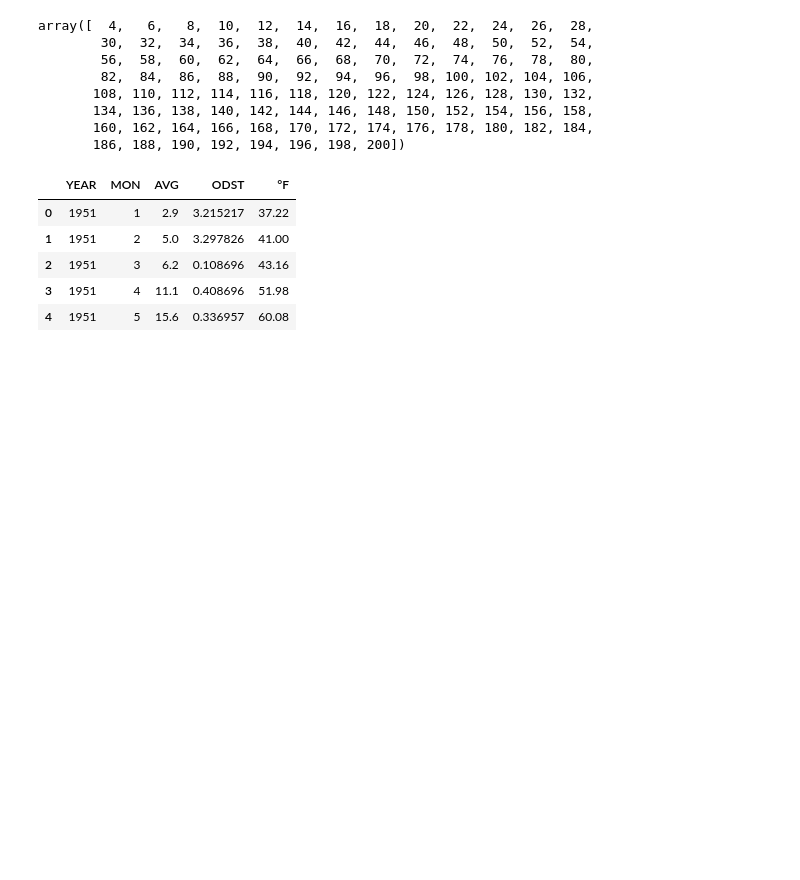
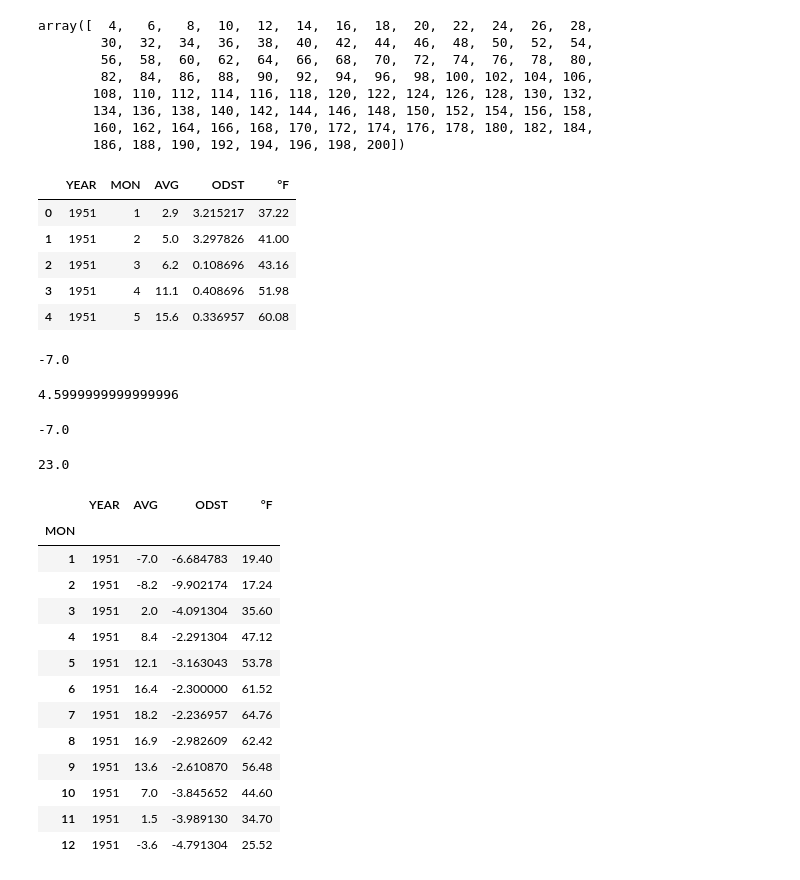
Before and after one commit to elvispopovic/pywo-zadaci, a Jupyter notebook: zadaci/my/epopovic/Pandas.ipynb, the cells around one changed output. Saved outputs shown, nothing was run; the diff lists cells and outputs as text; code cells hidden in the pictures; blank space fills up the shorter version.

```diff
--- a/zadaci/my/epopovic/Pandas.ipynb
+++ b/zadaci/my/epopovic/Pandas.ipynb
@@ -415,3 +415,38 @@ df.head()
 | 2 | 1951 | 3 | 6.2 | 0.108696 | 43.16 |
 | 3 | 1951 | 4 | 11.1 | 0.408696 | 51.98 |
 | 4 | 1951 | 5 | 15.6 | 0.336957 | 60.08 |
+# %%
+min(df[df.MON==1].AVG)
+# %% [output]
+-7.0
+# %%
+max(df[df.MON==7].AVG)
+# %% [output]
+4.5999999999999996
+# %%
+df[df.MON==1].AVG.min()
+# %% [output]
+-7.0
+# %%
+df[df.MON==7].AVG.max()
+# %% [output]
+23.0
+# %%
+# najhladniji prosjeci svih mjeseci
+prosjeci=df.groupby("MON").aggregate(np.min)
+prosjeci
+# %% [output]
+|  | YEAR | AVG | ODST | °F |
+| MON |  |  |  |  |
+| 1 | 1951 | -7.0 | -6.684783 | 19.40 |
+| 2 | 1951 | -8.2 | -9.902174 | 17.24 |
+| 3 | 1951 | 2.0 | -4.091304 | 35.60 |
+| 4 | 1951 | 8.4 | -2.291304 | 47.12 |
+| 5 | 1951 | 12.1 | -3.163043 | 53.78 |
+| 6 | 1951 | 16.4 | -2.300000 | 61.52 |
+| 7 | 1951 | 18.2 | -2.236957 | 64.76 |
+| 8 | 1951 | 16.9 | -2.982609 | 62.42 |
+| 9 | 1951 | 13.6 | -2.610870 | 56.48 |
+| 10 | 1951 | 7.0 | -3.845652 | 44.60 |
+| 11 | 1951 | 1.5 | -3.989130 | 34.70 |
+| 12 | 1951 | -3.6 | -4.791304 | 25.52 |
```
